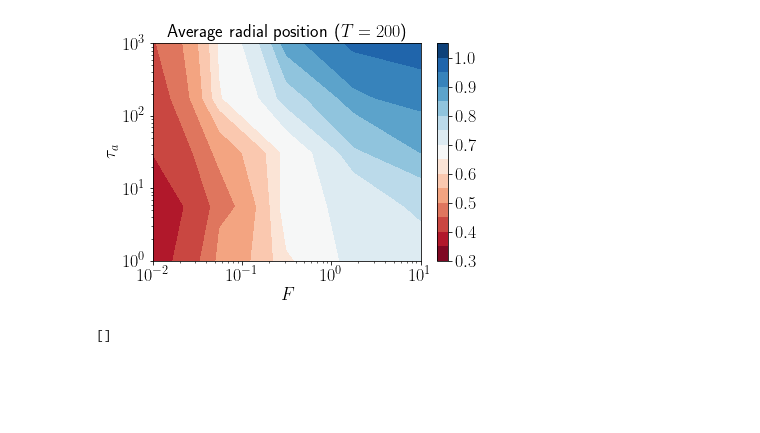
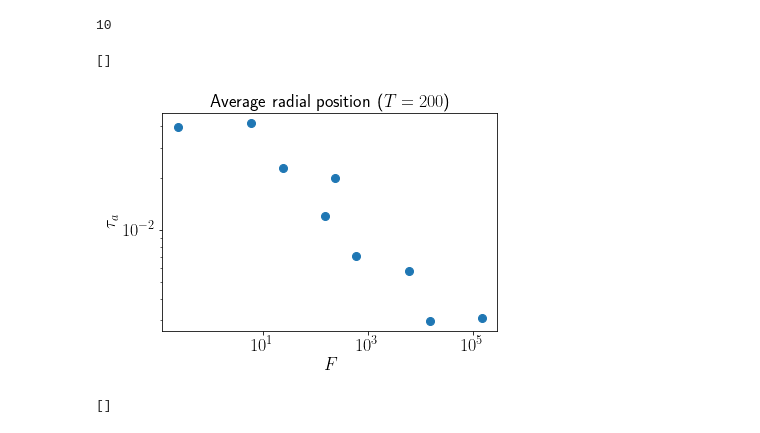
Before and after one commit to s-brahmachari/Active-noise-simulations, a Jupyter notebook: analysis_codes/plot-RDP.ipynb, the cells around one changed output. Drawn from its saved outputs; the diff is of its cells as text; code cells hidden in the pictures; blank space fills up the shorter version.

```diff
--- a/analysis_codes/plot-RDP.ipynb
+++ b/analysis_codes/plot-RDP.ipynb
@@ -32,7 +32,7 @@ fig,axes=plt.subplots(1,3,figsize=(15,4),gridspec_kw={'wspace':0.4, 'hspace':0.4
 
 # [[ax1,ax2],[ax3,ax4]]=axes
 [ax1,ax2,ax3]=axes
-ind=4
+ind=3
 
 norm = mpl.colors.Normalize(vmin=0, vmax=0.6)
 cmap = cm.gist_rainbow
@@ -44,9 +44,10 @@ betas=[]
 w=0
 fpath='../../data/ROUSE_chainN100_confinedR0500/'
 fpath='../../data/SAC/RDP/'
+# fpath='../../data/ChrmAB_N500_R010_lowLC/RDP'
 
 for fname in os.listdir(fpath):
-    if '.npz' in fname and 'RadNumDens_B' in fname:
+    if '.npz' in fname and 'RadNumDens' in fname:
         # print(fname)#.split('_'))
         T= float(fname.split('_')[ind].replace('T',''))
         F=float(fname.split('_')[ind+1].replace('F',''))
@@ -124,6 +125,7 @@ ax1.semilogy()
 
 ax2.set_ylabel('Average radial position $\\langle r\\rangle/R_0$')
 ax2.set_xlabel('Activity $F^2\\tau_a/(\\gamma T)$')
+# ax2.set_xlim(0,30)
 ax2.semilogx()
 ax3.loglog()
 # ax2.set_ylim(0,1)
@@ -158,10 +231,10 @@ Ts,Fs,Tas=[],[],[]
 Rmax=[]
 betas=[]
 T0=200
-fpath='../../data/ROUSE_chainN100_confinedR0500/'
+fpath='../../data/SAC_AB/RDP/'
 
 for fname in os.listdir(fpath):
-    if '.npz' in fname and 'RadNumDens' in fname:
+    if '.npz' in fname and 'RadNumDens_A' in fname and 'rep1' in fname:
         # print(fname)#.split('_'))
         T= float(fname.split('_')[ind].replace('T',''))
         F=float(fname.split('_')[ind+1].replace('F',''))
@@ -175,40 +248,44 @@ for fname in os.listdir(fpath):
         if T==T0:
             npzfile=np.load(fpath+fname)
 
             b_act=F**2*Ta/(0.1*0.0083*T)
 
             betas.append(b_act)
             Ts.append(T)
             Tas.append(Ta)
             Fs.append(F)
 
             Rm=npzfile['bins'][np.where(npzfile['hist']==npzfile['hist'].max())][0]
             Rav=simps(npzfile['bins']**3*4*np.pi*npzfile['hist']/1200,npzfile['bins'])
             Rsd=np.sqrt(simps((npzfile['bins']-Rav)**2*4*np.pi*npzfile['bins']*npzfile['hist']/1200,npzfile['bins']))
             # print(Rav)
-            Rmax.append((F,Ta,b_act,Rav/R0, Rsd**2/Rav))
 
+            Rav=np.mean(npzfile['hist'][1:5])
+            Rmax.append((F,Ta,b_act,Rav, Rsd**2/Rav))
 
-Xi,Yi=np.meshgrid(np.logspace(-2,1,5),np.logspace(0,3,5))
+print(len(Rmax))
+Xi,Yi=np.meshgrid(np.logspace(-1,1,10),np.logspace(0,3,10))
 triang=tri.Triangulation(Fs,Tas)
 interpZ=tri.LinearTriInterpolator(triang,[xx[3] for xx in Rmax])#, kind='geom')
 Zi=interpZ(Xi,Yi)
-plt.contourf(Xi, Yi, Zi, levels=np.arange(0.3,1.1,0.05),cmap='RdBu')
-plt.colorbar()
-
+# plt.contourf(Xi, Yi, Zi, levels=np.arange(0.,0.2,0.01),cmap='RdBu')
+# plt.colorbar()
+plt.plot([xx[2] for xx in Rmax],[xx[3] for xx in Rmax],'o')
 # cs= plt.contour(Xi,Yi,Xi**2*Yi/(0.1*0.0083*T0), colors='k', levels=[10],)
 
 # plt.clabel(cs, cs.levels, inline=True,fmt=fmt, fontsize=16)
 
 # plt.plot(Fs,Tas,'.',c='b',markersize=5)
 plt.xlabel('$F$')
 plt.ylabel('$\\tau_a$')
 plt.title('Average radial position ($T={:.0f}$)'.format(T0))
 
 plt.loglog()
-plt.savefig('../../plots/Rouse/avg_radial_pos_Ft_T200.png', dpi=300,bbox_inches='tight')
+# plt.savefig('../../plots/Rouse/avg_radial_pos_Ft_T200.png', dpi=300,bbox_inches='tight')
 # %% [output]
+10
+[]
-[figure, old version]
+[figure, new version]
 # %%
 ind=4
 
```
Also changed, not shown: parts of 2 cells of this notebook, 6 other files.
